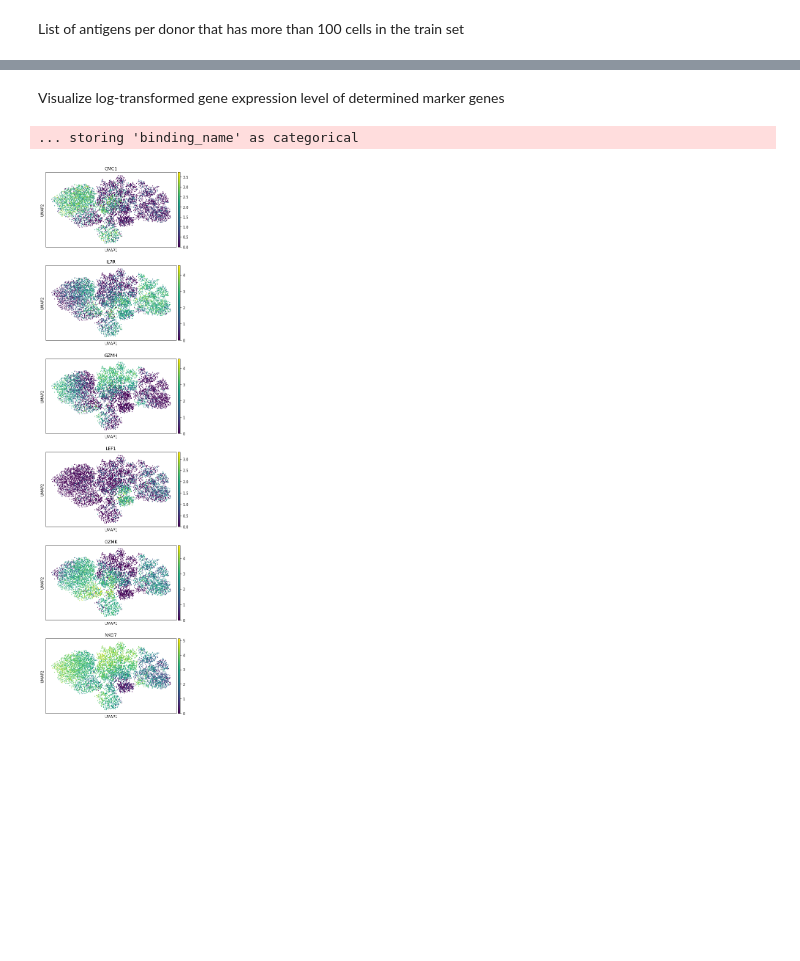
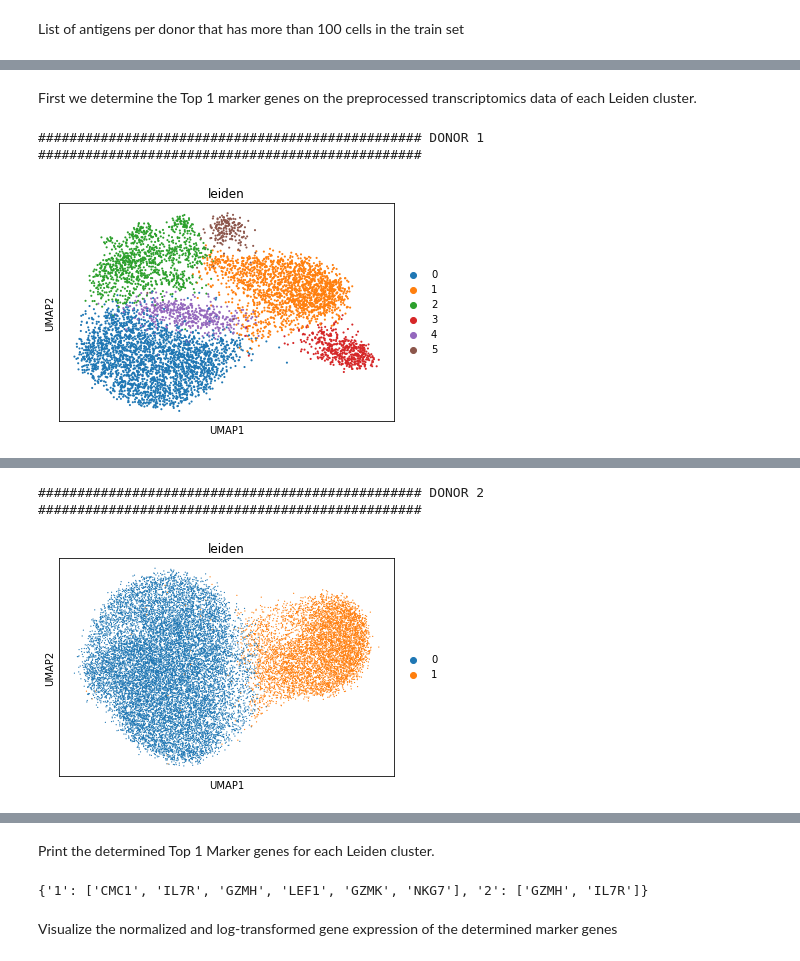
Before and after one commit to SchubertLab/mvTCR, a Jupyter notebook: experiments/10x_evaluate_models.ipynb, the cells around one changed output, grey strips where cells are left out. Drawn from its saved outputs; the diff is of its cells as text; code cells hidden in the pictures; blank space fills up the shorter version.

```diff
--- a/experiments/10x_evaluate_models.ipynb
+++ b/experiments/10x_evaluate_models.ipynb
@@ -127,0 +178,13 @@ Trying to set attribute `.uns` of view, copying.
+# %% [markdown]
+First we determine the Top 1 marker genes on the preprocessed transcriptomics data of each Leiden cluster.
+# %%
+marker_genes = {}
+for DONOR_NR in ['1', '2']:
+    print(f'################################################# DONOR {DONOR_NR} #################################################')
+    adata = adata_all[adata_all.obs['donor'] == 'donor_'+DONOR_NR]
+    adata = adata[adata.obs['binding_name'].isin(donor_specific_high_count_antigens[DONOR_NR])]
+    adata = adata[adata.obs['set'] == 'train']
+    marker_genes[DONOR_NR] = determine_marker_genes(adata, resolution=umap_params[DONOR_NR]['DGE']['resolution'], visualize=True)
+# %% [output]
+################################################# DONOR 1 #################################################
+[figure, added]
@@ -127,0 +193,2 @@ Trying to set attribute `.uns` of view, copying.
+################################################# DONOR 2 #################################################
+[figure, added]
@@ -128,8 +197,8 @@ Trying to set attribute `.uns` of view, copying.
+# %% [markdown]
+Print the determined Top 1 Marker genes for each Leiden cluster.
+# %%
+marker_genes
+# %% [output]
+{'1': ['CMC1', 'IL7R', 'GZMH', 'LEF1', 'GZMK', 'NKG7'], '2': ['GZMH', 'IL7R']}
 # %% [markdown]
-Visualize log-transformed gene expression level of determined marker genes
+Visualize the normalized and log-transformed gene expression of the determined marker genes
-# %%
-show_umap(adata, test_embedding_func, color=marker_genes, source_data='train',
-          min_dist=umap_params[DONOR_NR][MODEL_TYPE]['min_dist'], spread=umap_params[DONOR_NR][MODEL_TYPE]['spread'])
-# %% [output]
-... storing 'binding_name' as categorical
-[figure, removed]
```
Also changed, not shown: parts of 40 cells of this notebook, 1 other file.
